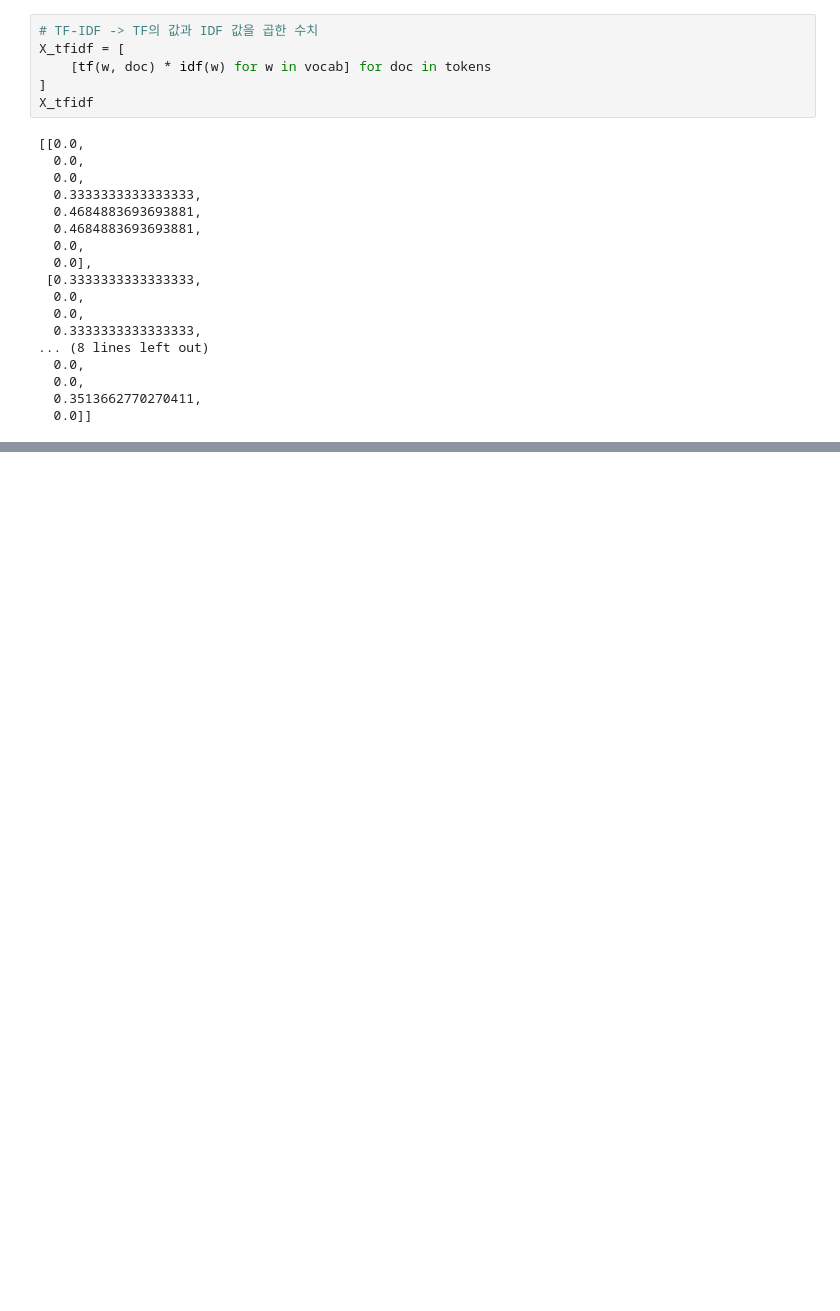
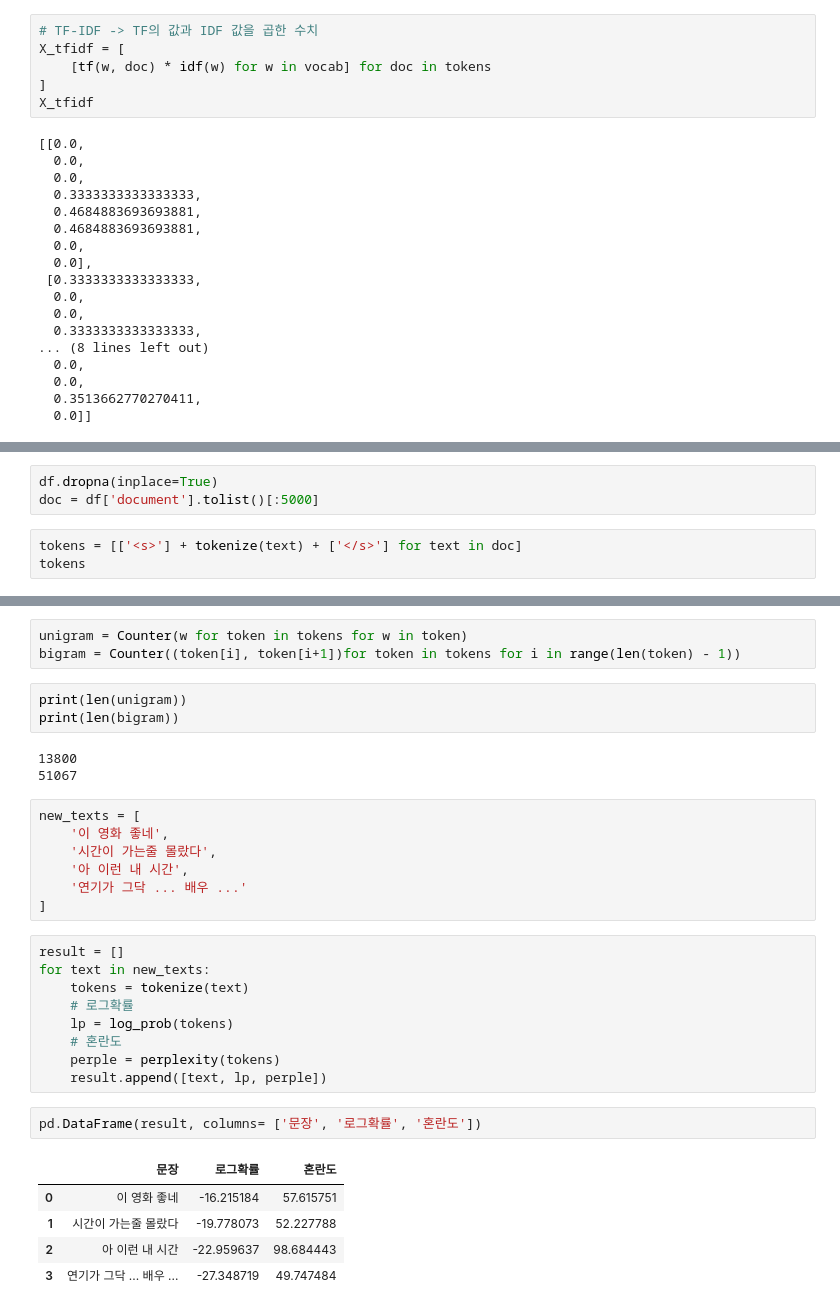
Before and after one commit to JungHyun7/multicam, a Jupyter notebook: 20251021/02_통계기반 백터화.ipynb, the cells around one changed output, grey strips where cells are left out. Cells and saved outputs as stored; diff of their text form; blank space fills up the shorter version.

```diff
--- a/20251021/02_통계기반 백터화.ipynb
+++ b/20251021/02_통계기반 백터화.ipynb
@@ -173,0 +325,6 @@ X_tfidf
+# %%
+df.dropna(inplace=True)
+doc = df['document'].tolist()[:5000]
+# %%
+tokens = [['<s>'] + tokenize(text) + ['</s>'] for text in doc]
+tokens
@@ -173,0 +349,33 @@ X_tfidf
+# %%
+unigram = Counter(w for token in tokens for w in token)
+bigram = Counter((token[i], token[i+1])for token in tokens for i in range(len(token) - 1))
+# %%
+print(len(unigram))
+print(len(bigram))
+# %% [output]
+13800
+51067
+# %%
+new_texts = [
+    '이 영화 좋네',
+    '시간이 가는줄 몰랐다',
+    '아 이런 내 시간',
+    '연기가 그닥 ... 배우 ...'
+]
+# %%
+result = []
+for text in new_texts:
+    tokens = tokenize(text)
+    # 로그확률
+    lp = log_prob(tokens)
+    # 혼란도
+    perple = perplexity(tokens)
+    result.append([text, lp, perple])
+# %%
+pd.DataFrame(result, columns= ['문장', '로그확률', '혼란도'])
+# %% [output]
+|  | 문장 | 로그확률 | 혼란도 |
+| 0 | 이 영화 좋네 | -16.215184 | 57.615751 |
+| 1 | 시간이 가는줄 몰랐다 | -19.778073 | 52.227788 |
+| 2 | 아 이런 내 시간 | -22.959637 | 98.684443 |
+| 3 | 연기가 그닥 ... 배우 ... | -27.348719 | 49.747484 |
```
Also changed, not shown: parts of 20 cells of this notebook.
